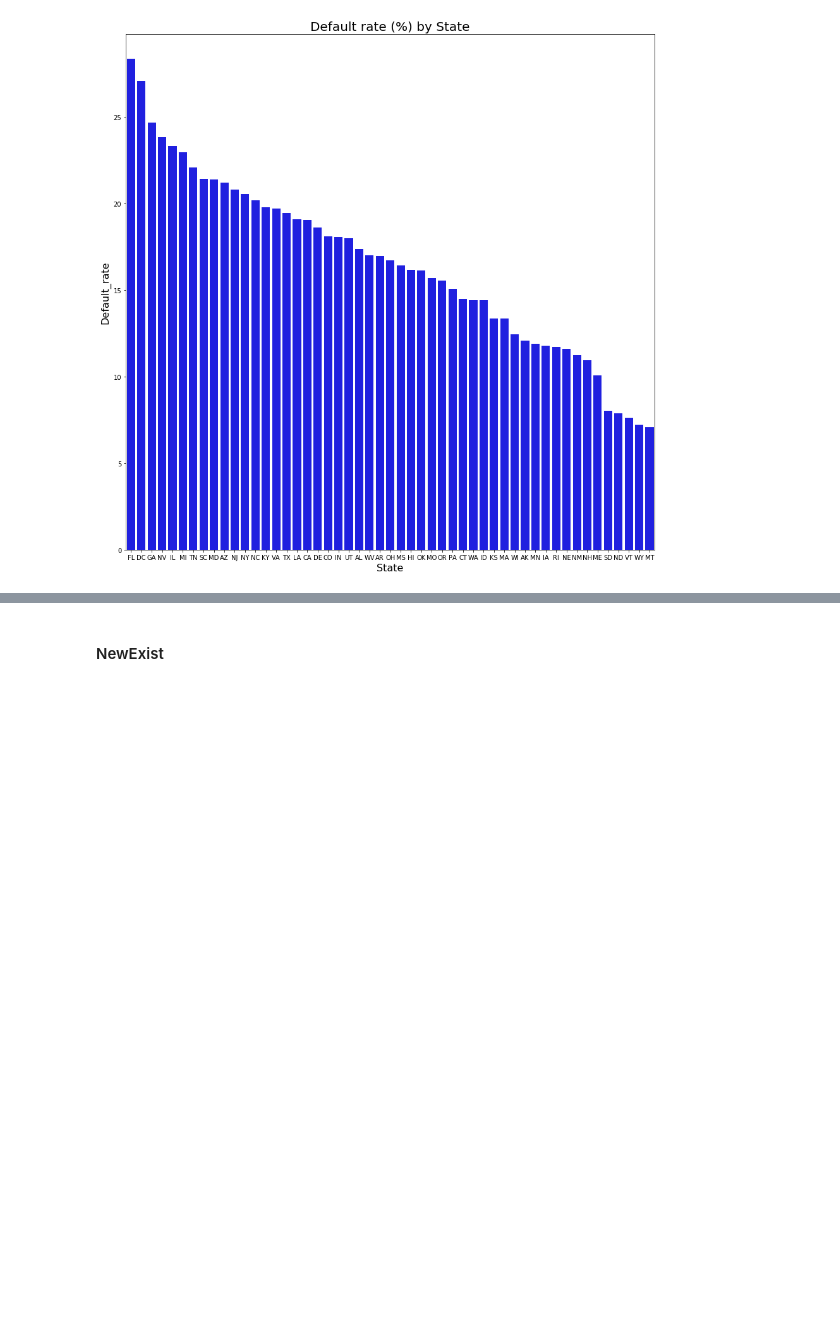
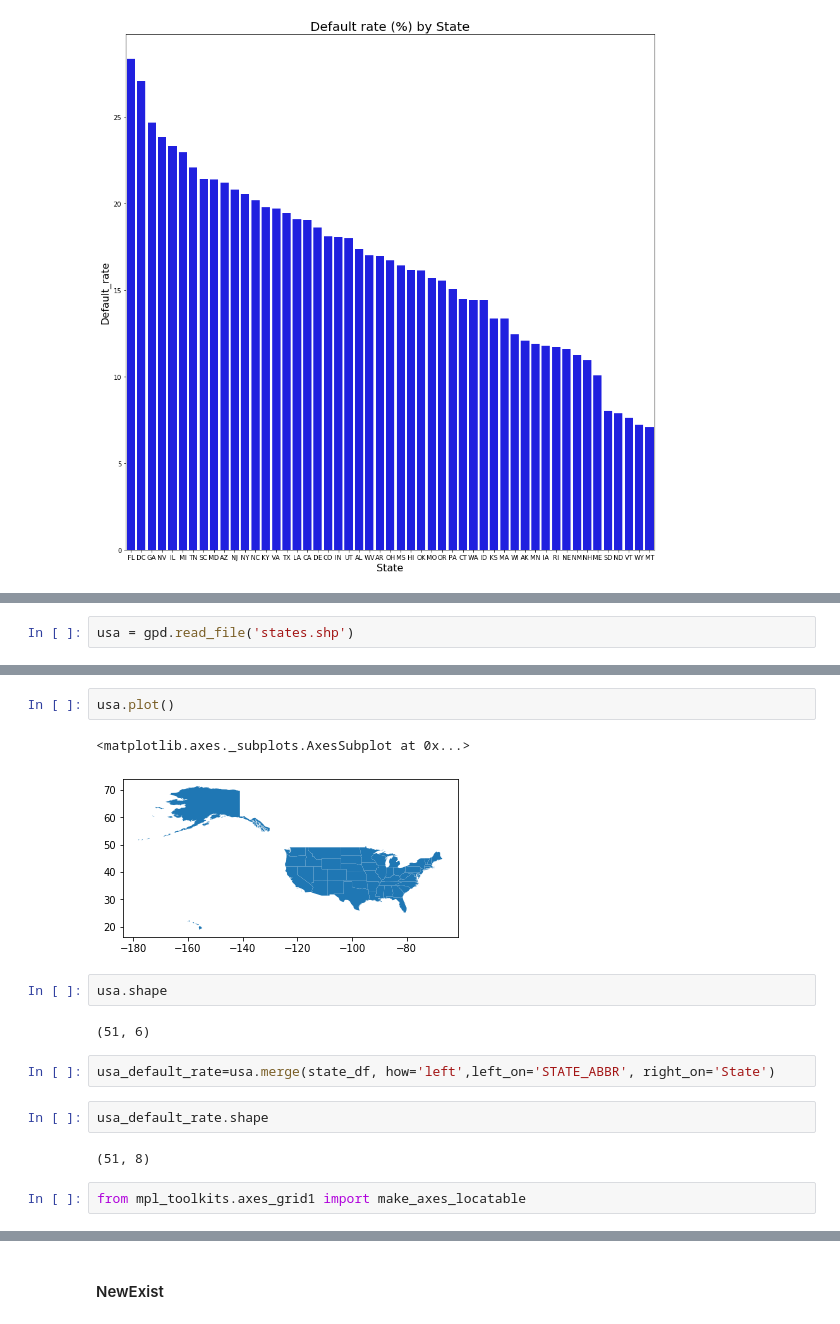
Before and after one commit to MarieLatt/Project_predict_loan, a Jupyter notebook: project.ipynb, the cells around one changed output, grey strips where cells are left out. Drawn from its saved outputs; the diff is of its cells as text; blank space fills up the shorter version.

```diff
--- a/project.ipynb
+++ b/project.ipynb
@@ -501,0 +500,2 @@ plt.show()
+# %%
+usa = gpd.read_file('states.shp')
@@ -501,0 +511,17 @@ plt.show()
+# %%
+usa.plot()
+# %% [output]
+<matplotlib.axes._subplots.AxesSubplot at 0x...>
+[figure, added]
+# %%
+usa.shape
+# %% [output]
+(51, 6)
+# %%
+usa_default_rate=usa.merge(state_df, how='left',left_on='STATE_ABBR', right_on='State')
+# %%
+usa_default_rate.shape
+# %% [output]
+(51, 8)
+# %%
+from mpl_toolkits.axes_grid1 import make_axes_locatable
```
Also changed, not shown: parts of 11 cells of this notebook, 2 other files.
